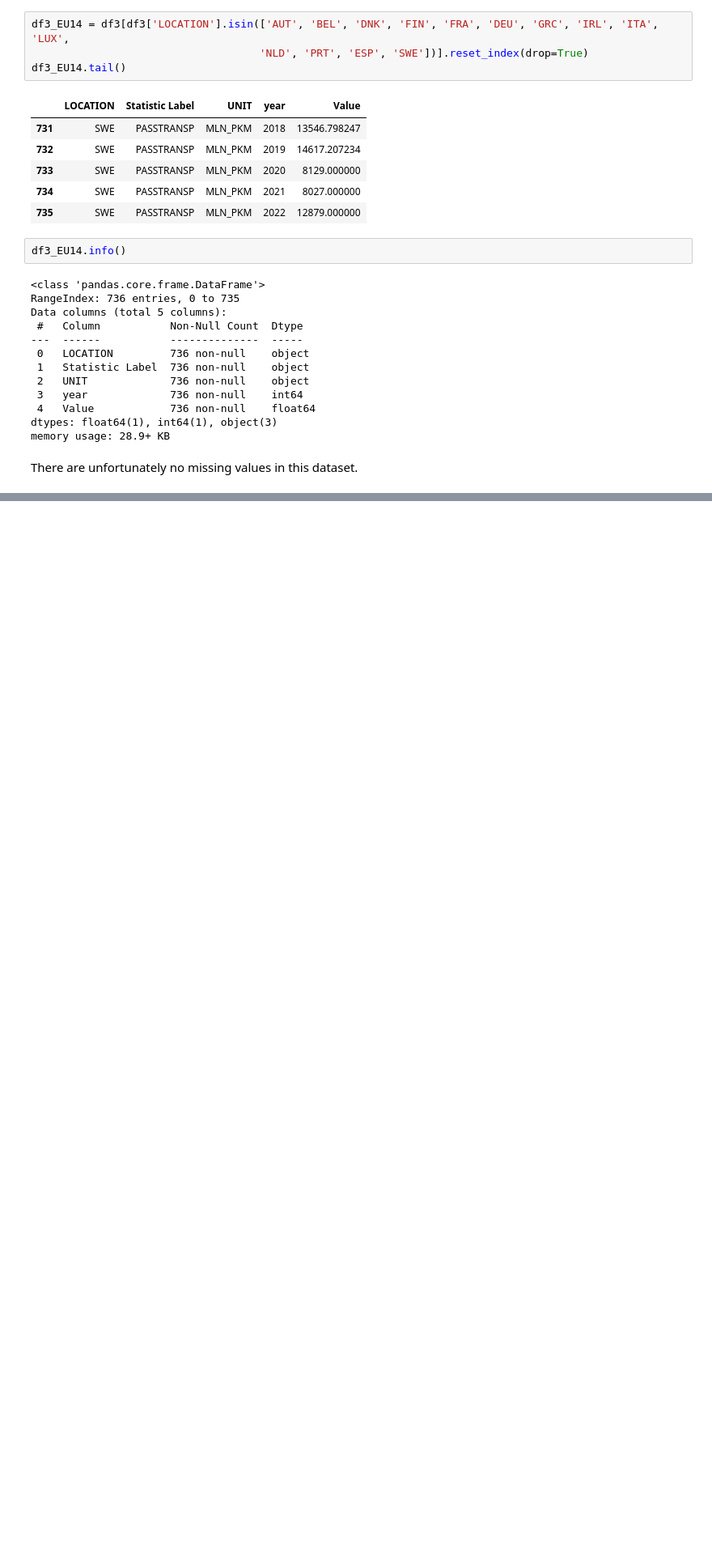
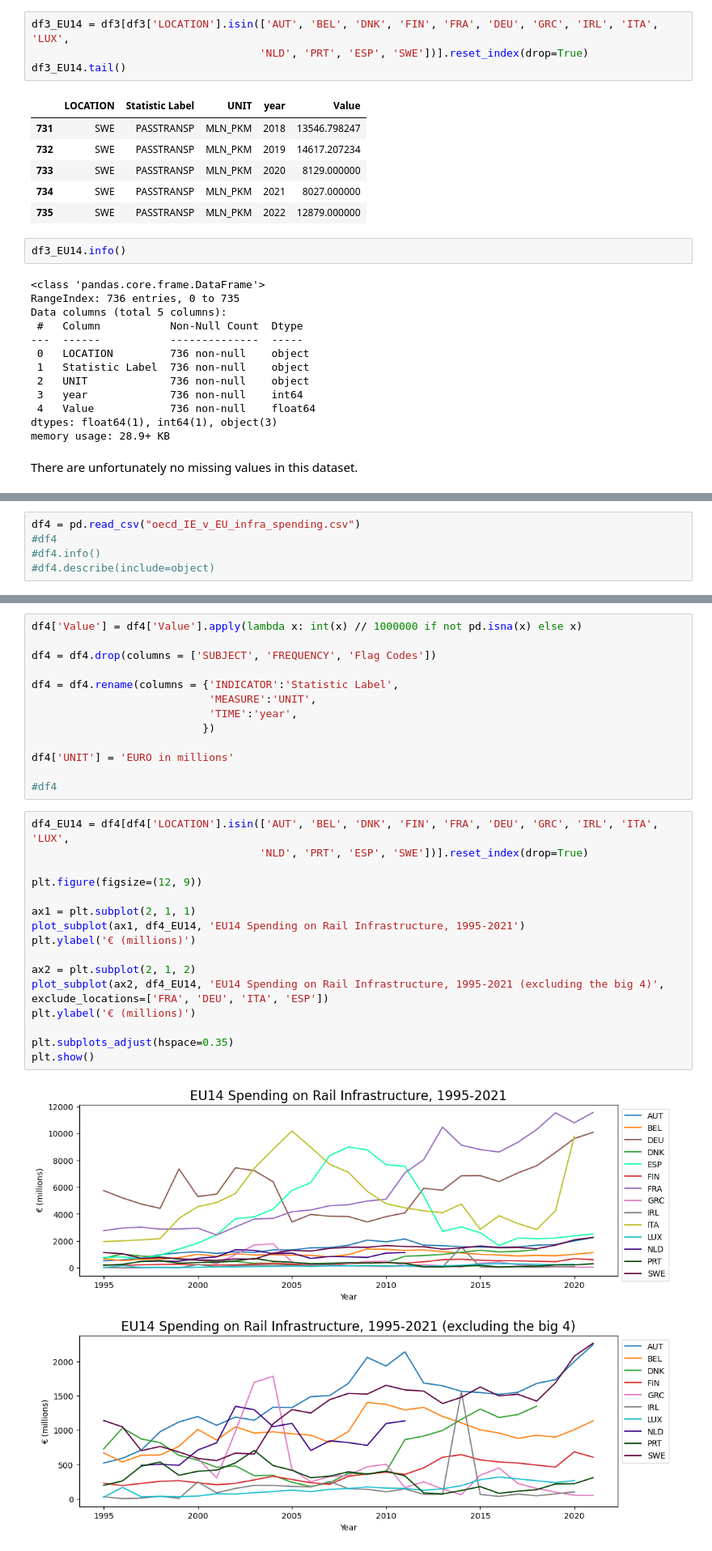
Before and after one commit to EmmaMcC1802/CA2, a Jupyter notebook: Codebook1_DataPrepVis.ipynb, the cells around one changed output, grey strips where cells are left out. Shown: that part at 81% size. Cells and saved outputs as stored; diff of their text form; blank space fills up the shorter version.

```diff
--- a/Codebook1_DataPrepVis.ipynb
+++ b/Codebook1_DataPrepVis.ipynb
@@ -692,0 +778,5 @@ Looking alphabetically:
+# %%
+df4 = pd.read_csv("oecd_IE_v_EU_infra_spending.csv")
+#df4
+#df4.info()
+#df4.describe(include=object)
@@ -692,0 +786,31 @@ Looking alphabetically:
+# %%
+df4['Value'] = df4['Value'].apply(lambda x: int(x) // 1000000 if not pd.isna(x) else x)
+
+df4 = df4.drop(columns = ['SUBJECT', 'FREQUENCY', 'Flag Codes'])
+
+df4 = df4.rename(columns = {'INDICATOR':'Statistic Label',
+                            'MEASURE':'UNIT',
+                            'TIME':'year',
+                           })
+
+df4['UNIT'] = 'EURO in millions'
+
+#df4
+# %%
+df4_EU14 = df4[df4['LOCATION'].isin(['AUT', 'BEL', 'DNK', 'FIN', 'FRA', 'DEU', 'GRC', 'IRL', 'ITA', 'LUX',
+                                    'NLD', 'PRT', 'ESP', 'SWE'])].reset_index(drop=True)
+
+plt.figure(figsize=(12, 9))
+
+ax1 = plt.subplot(2, 1, 1)
+plot_subplot(ax1, df4_EU14, 'EU14 Spending on Rail Infrastructure, 1995-2021')
+plt.ylabel('€ (millions)')
+
+ax2 = plt.subplot(2, 1, 2)
+plot_subplot(ax2, df4_EU14, 'EU14 Spending on Rail Infrastructure, 1995-2021 (excluding the big 4)', exclude_locations=['FRA', 'DEU', 'ITA', 'ESP'])
+plt.ylabel('€ (millions)')
+
+plt.subplots_adjust(hspace=0.35)
+plt.show()
+# %% [output]
+[figure, added]
```
Also changed, not shown: parts of 20 cells of this notebook, 2 other files.
